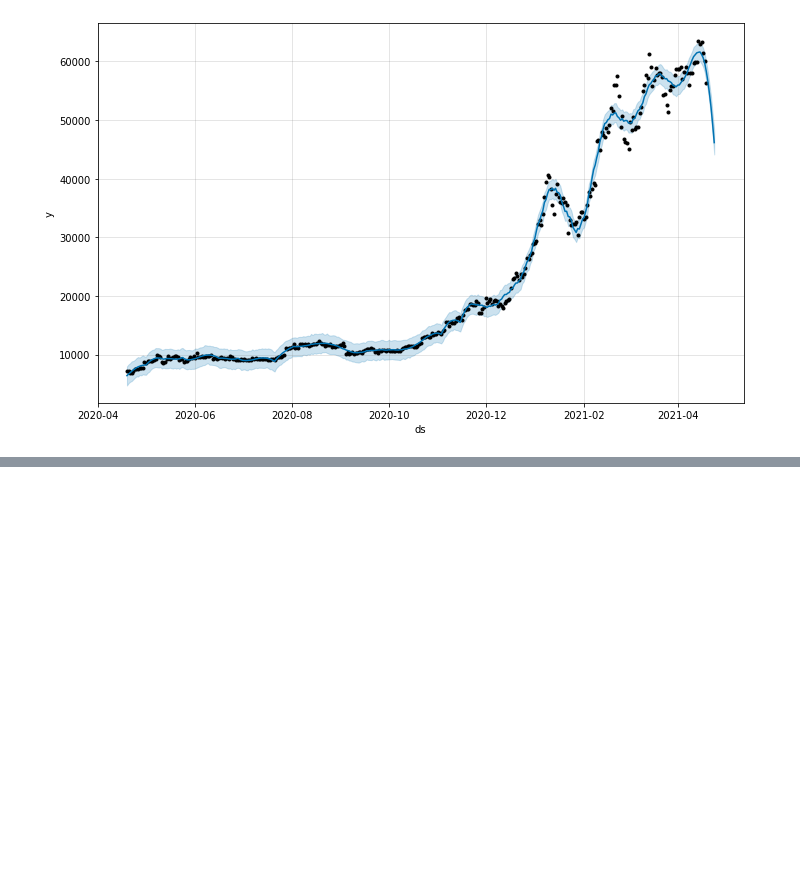
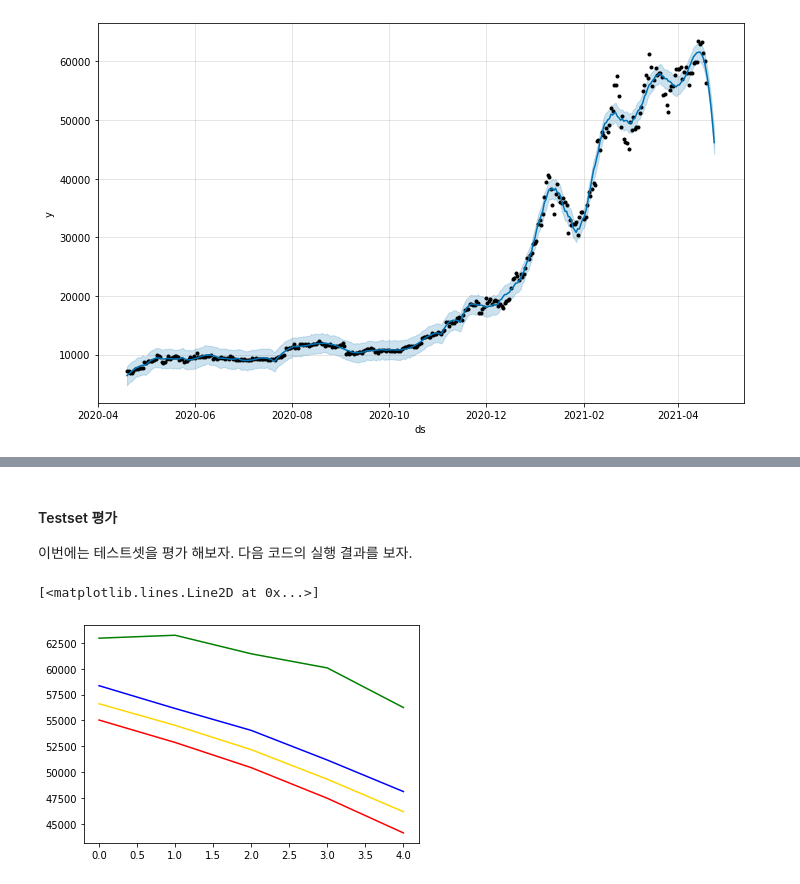
Before and after one commit to Unfinishedgod/python_exam_2, a Jupyter notebook: chapter_3_2_bitcoin_analysis.ipynb, the cells around one changed output, grey strips where cells are left out. Saved outputs shown, nothing was run; the diff lists cells and outputs as text; code cells hidden in the pictures; blank space fills up the shorter version.

```diff
--- a/chapter_3_2_bitcoin_analysis.ipynb
+++ b/chapter_3_2_bitcoin_analysis.ipynb
@@ -286,0 +301,32 @@ fig1 = prophet.plot(forecast_data)
+# %% [markdown]
+#### Testset 평가
+
+이번에는 테스트셋을 평가 해보자. 다음 코드의 실행 결과를 보자.
+# %%
+bitcoin_test_df = bitcoin_df[361:]
+
+# 마지막 5일의 예측 데이터 (2021-04-15 ~ 2021-04-19)
+pred_y = forecast_data.yhat.values[-5:]
+
+# 실제 5일의 데이터 (2021-04-15 ~ 2021-04-19)
+test_y = bitcoin_test_df.y.values
+
+# 마지막 5일의 예측 데이터 최소값
+pred_y_lower = forecast_data.yhat_lower.values[-5:]
+# 마지막 5일의 예측 데이터 최대값
+pred_y_upper = forecast_data.yhat_upper.values[-5:]
+
+# 모델이 예측한 가격 그래프
+plt.plot(pred_y, color = 'gold')
+
+# 모델이 예측한 최저 가격 그래프
+plt.plot(pred_y_lower, color = 'red')
+
+# 모델이 예측한 최고 가격 그래프
+plt.plot(pred_y_upper, color = 'blue')
+
+# 실제 가격 그래프
+plt.plot(test_y, color = 'green')
+# %% [output]
+[<matplotlib.lines.Line2D at 0x...>]
+[figure, added]
```
Also changed, not shown: parts of 17 cells of this notebook.
